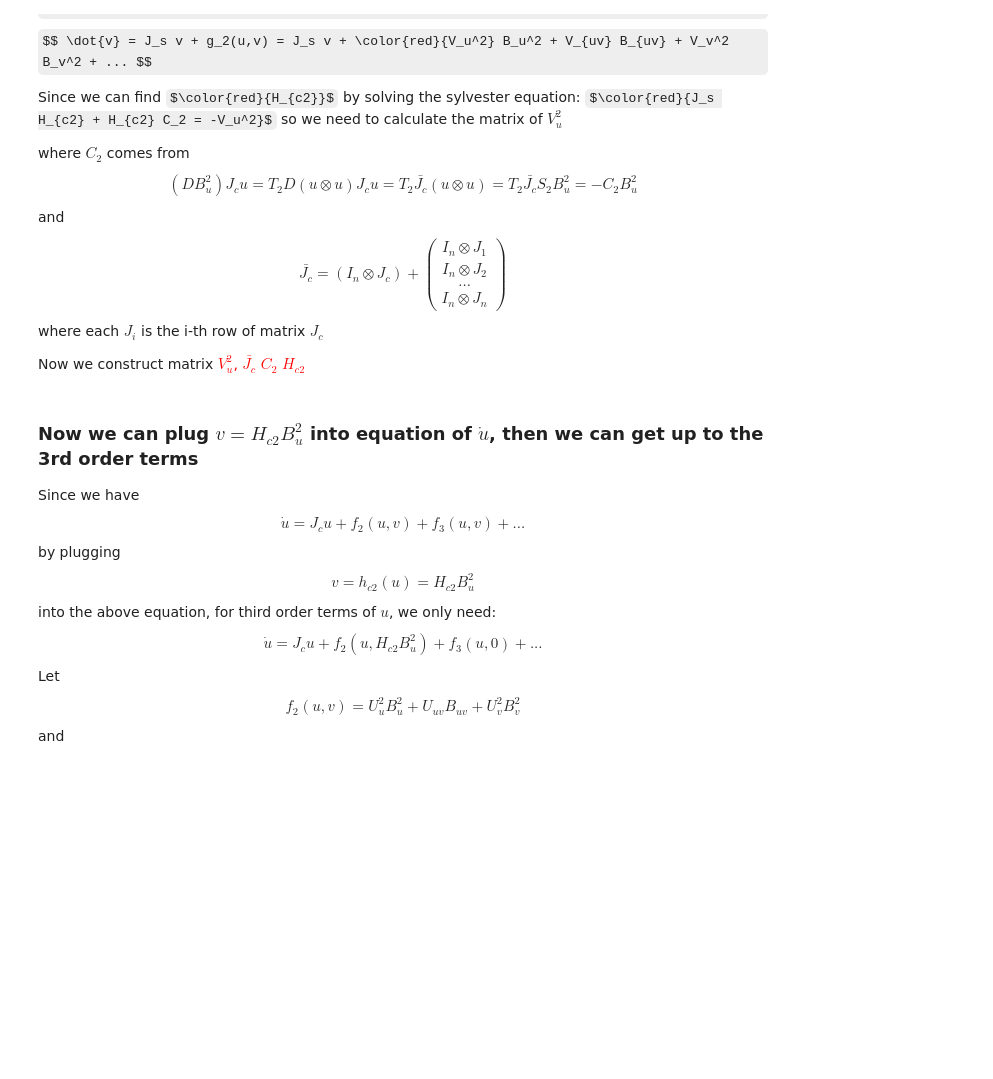
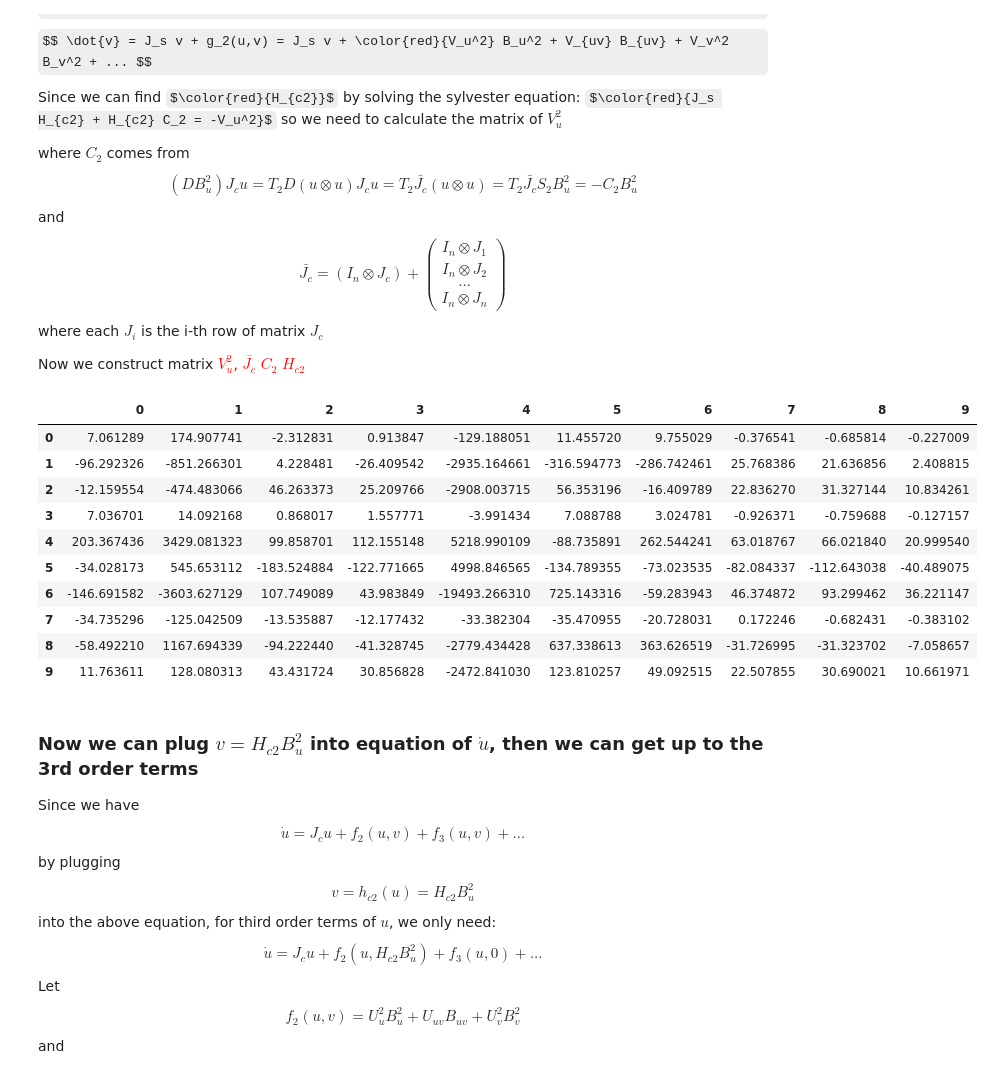
Before and after one commit to qqqzhi/DoubleHopf, a Jupyter notebook: RushIsland_goodcase1.ipynb, the cells around one changed output. Cells and saved outputs as stored; diff of their text form; code cells hidden in the pictures; some formulas as TeX source; blank space fills up the shorter version.

```diff
--- a/RushIsland_goodcase1.ipynb
+++ b/RushIsland_goodcase1.ipynb
@@ -257,24 +257,34 @@ Now we construct matrix <font color = 'red'>$V_u^2$, $\bar{J_c}$ $C_2$ $H_{c2}$
 # %%
 J_c = J_cs[0:n_c,0:n_c]
 J_s = J_cs[n_c:,n_c:]
 V2_uu = np.zeros((n_s,n_c*(n_c+1)//2))
 
 W2_idx = [(i,j) for i in range(n) for j in range(i,n)]
 V2_uu_idx = [(i,j) for i in range(n_c) for j in range(i,n_c)]
-idx = [W2_idx.index(i) for i in V2_uu_idx]
-# idx = np.triu_indices(n_c)[0]*n + np.triu_indices(n_c)[1] - np.triu_indices(n_c)[0]*(np.triu_indices(n_c)[0]+1)//2
-for i in range(n_c,n):
-    #assert(H_Q[i].shape[0] == H_Q[i].shape[1])
-    V2_uu[i-4] = W2[i][idx]
+V2_uu_idx = [W2_idx.index(i) for i in V2_uu_idx]
+V2_uu = np.array([w[V2_uu_idx] for w in W2[n_c:n]])
 # display(pd.DataFrame(V2_uu))
 
 J_cbar = np.kron(np.eye(n_c),J_c) + np.array([np.kron(np.eye(n_c),row) for row in J_c]).reshape(-1,n_c**2)
 #display(pd.DataFrame(J_cbar))
+
 C2 = - np.linalg.multi_dot([T2_mat(n_c),J_cbar,S2_mat(n_c)])
 #display(pd.DataFrame(C2))
 
 H_c2 = sp.linalg.solve_sylvester(J_s, C2, -V2_uu)
 # display(pd.DataFrame(H_c2))
+# %% [output]
+|  | 0 | 1 | 2 | 3 | 4 | 5 | 6 | 7 | 8 | 9 |
+| 0 | 7.061289 | 174.907741 | -2.312831 | 0.913847 | -129.188051 | 11.455720 | 9.755029 | -0.376541 | -0.685814 | -0.227009 |
+| 1 | -96.292326 | -851.266301 | 4.228481 | -26.409542 | -2935.164661 | -316.594773 | -286.742461 | 25.768386 | 21.636856 | 2.408815 |
+| 2 | -12.159554 | -474.483066 | 46.263373 | 25.209766 | -2908.003715 | 56.353196 | -16.409789 | 22.836270 | 31.327144 | 10.834261 |
+| 3 | 7.036701 | 14.092168 | 0.868017 | 1.557771 | -3.991434 | 7.088788 | 3.024781 | -0.926371 | -0.759688 | -0.127157 |
+| 4 | 203.367436 | 3429.081323 | 99.858701 | 112.155148 | 5218.990109 | -88.735891 | 262.544241 | 63.018767 | 66.021840 | 20.999540 |
+| 5 | -34.028173 | 545.653112 | -183.524884 | -122.771665 | 4998.846565 | -134.789355 | -73.023535 | -82.084337 | -112.643038 | -40.489075 |
+| 6 | -146.691582 | -3603.627129 | 107.749089 | 43.983849 | -19493.266310 | 725.143316 | -59.283943 | 46.374872 | 93.299462 | 36.221147 |
+| 7 | -34.735296 | -125.042509 | -13.535887 | -12.177432 | -33.382304 | -35.470955 | -20.728031 | 0.172246 | -0.682431 | -0.383102 |
+| 8 | -58.492210 | 1167.694339 | -94.222440 | -41.328745 | -2779.434428 | 637.338613 | 363.626519 | -31.726995 | -31.323702 | -7.058657 |
+| 9 | 11.763611 | 128.080313 | 43.431724 | 30.856828 | -2472.841030 | 123.810257 | 49.092515 | 22.507855 | 30.690021 | 10.661971 |
 # %% [markdown]
 ### Now we can plug $v = {H_{c2}}B_u^2$ into equation of $\dot{u}$, then we can get up to the 3rd order terms
 Since we have
```
Also changed, not shown: parts of 2 cells of this notebook, 2 other files.
